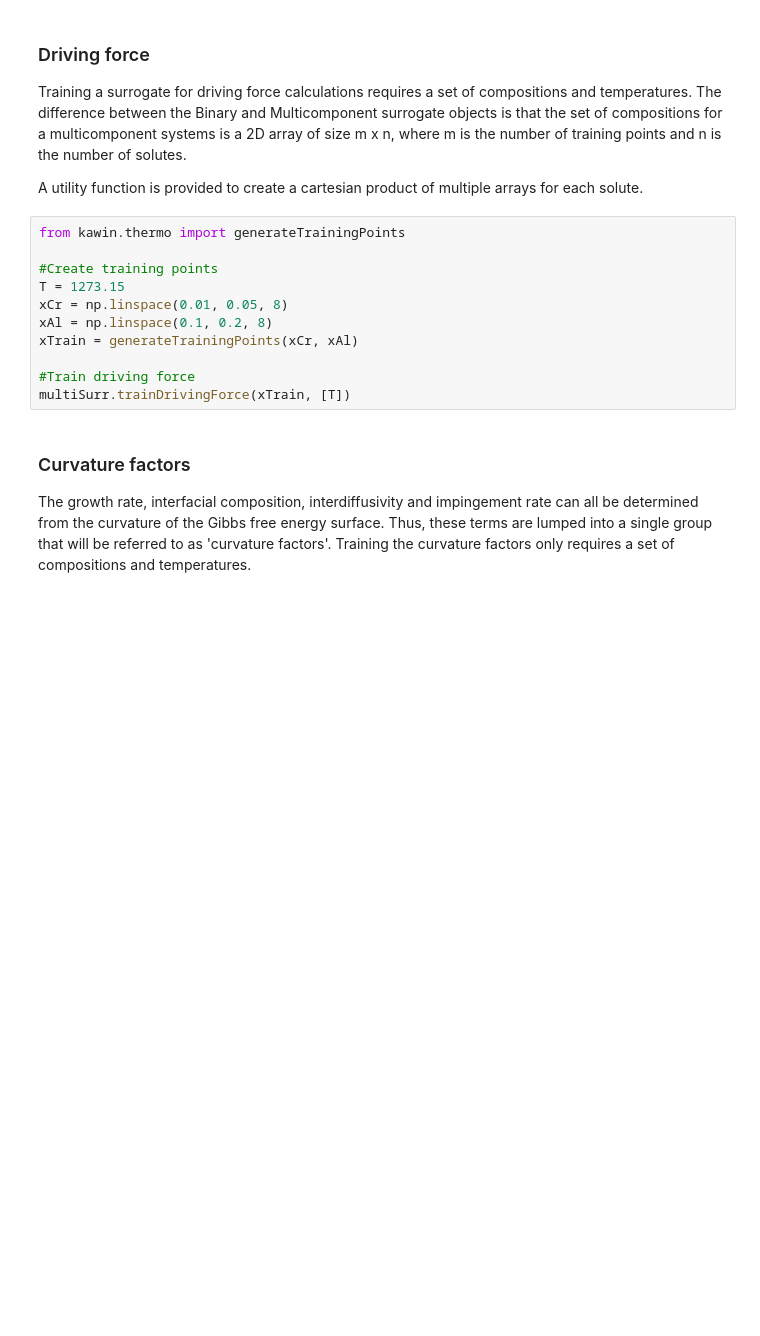
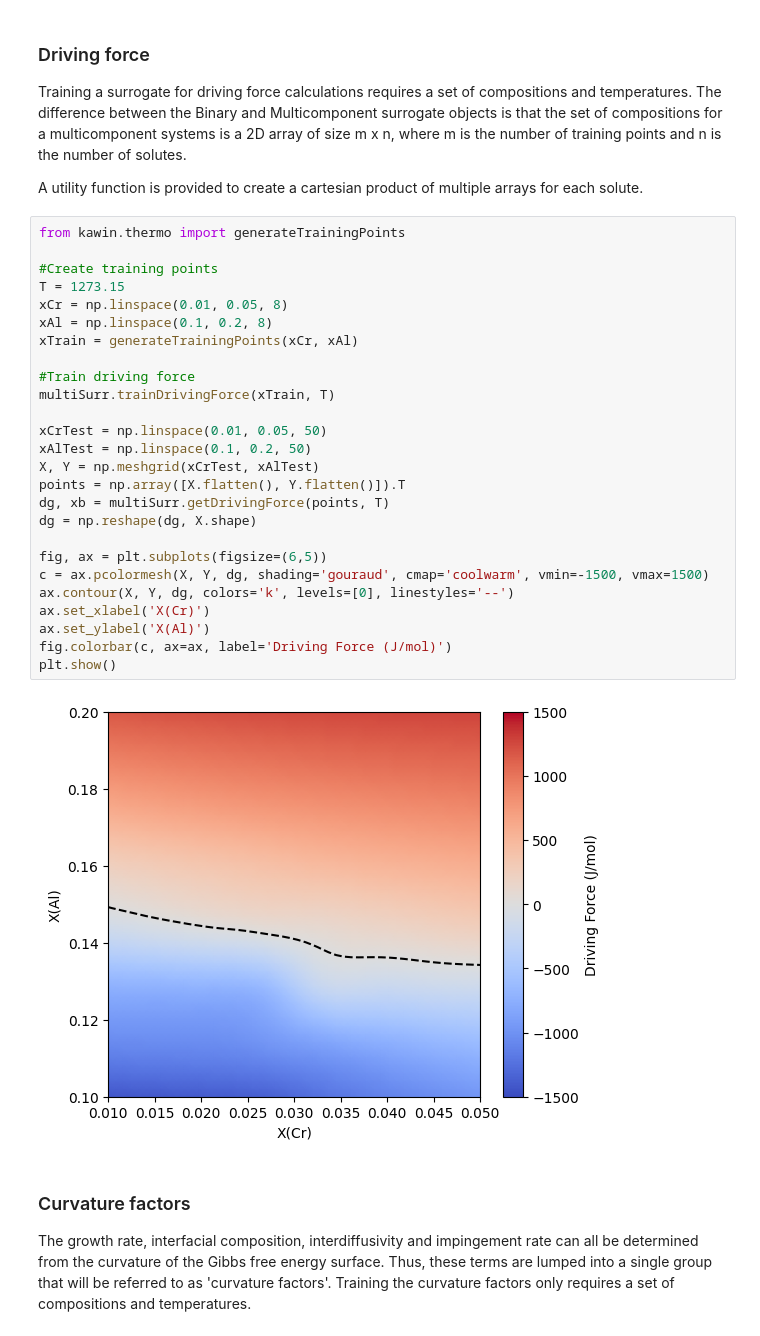
Before and after one commit to materialsgenomefoundation/kawin, a Jupyter notebook: examples/10_Surrogates.ipynb, the cells around one changed output. Saved outputs shown, nothing was run; the diff lists cells and outputs as text; blank space fills up the shorter version.

```diff
--- a/examples/10_Surrogates.ipynb
+++ b/examples/10_Surrogates.ipynb
@@ -130,17 +131,34 @@ multiSurr = MulticomponentSurrogate(multiTherm)
 Training a surrogate for driving force calculations requires a set of compositions and temperatures. The difference between the Binary and Multicomponent surrogate objects is that the set of compositions for a multicomponent systems is a 2D array of size m x n, where m is the number of training points and n is the number of solutes.
 
 A utility function is provided to create a cartesian product of multiple arrays for each solute.
-# %%
-from kawin.thermo import generateTrainingPoints
-
-#Create training points
-T = 1273.15
-xCr = np.linspace(0.01, 0.05, 8)
-xAl = np.linspace(0.1, 0.2, 8)
-xTrain = generateTrainingPoints(xCr, xAl)
-
-#Train driving force
-multiSurr.trainDrivingForce(xTrain, [T])
+# %%
+from kawin.thermo import generateTrainingPoints
+
+#Create training points
+T = 1273.15
+xCr = np.linspace(0.01, 0.05, 8)
+xAl = np.linspace(0.1, 0.2, 8)
+xTrain = generateTrainingPoints(xCr, xAl)
+
+#Train driving force
+multiSurr.trainDrivingForce(xTrain, T)
+
+xCrTest = np.linspace(0.01, 0.05, 50)
+xAlTest = np.linspace(0.1, 0.2, 50)
+X, Y = np.meshgrid(xCrTest, xAlTest)
+points = np.array([X.flatten(), Y.flatten()]).T
+dg, xb = multiSurr.getDrivingForce(points, T)
+dg = np.reshape(dg, X.shape)
+
+fig, ax = plt.subplots(figsize=(6,5))
+c = ax.pcolormesh(X, Y, dg, shading='gouraud', cmap='coolwarm', vmin=-1500, vmax=1500)
+ax.contour(X, Y, dg, colors='k', levels=[0], linestyles='--')
+ax.set_xlabel('X(Cr)')
+ax.set_ylabel('X(Al)')
+fig.colorbar(c, ax=ax, label='Driving Force (J/mol)')
+plt.show()
+# %% [output]
+[figure, added]
 # %% [markdown]
 ### Curvature factors
 
```
Also changed, not shown: parts of 4 cells of this notebook, 12 other files.
